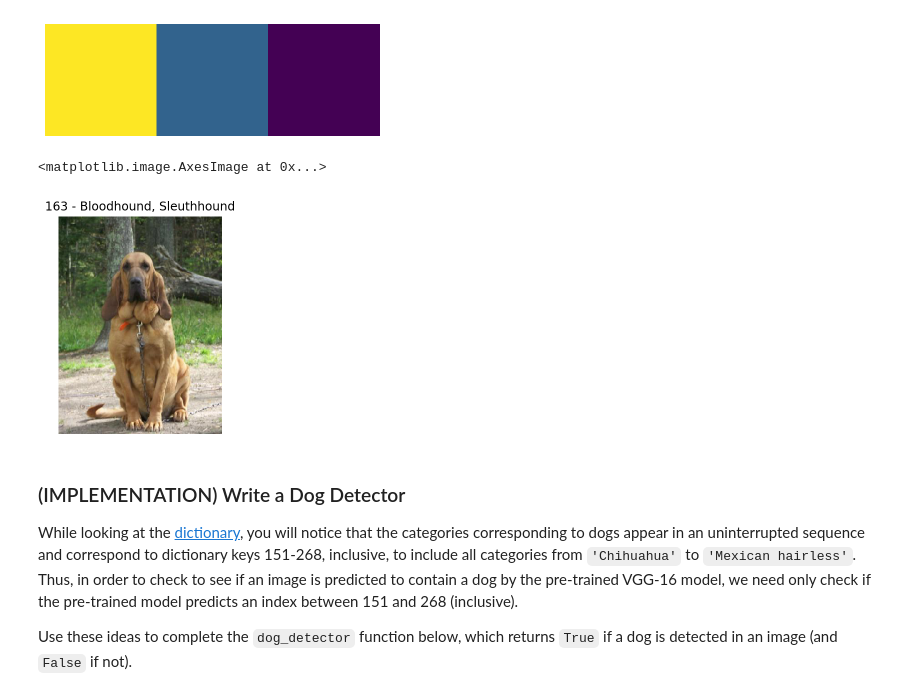
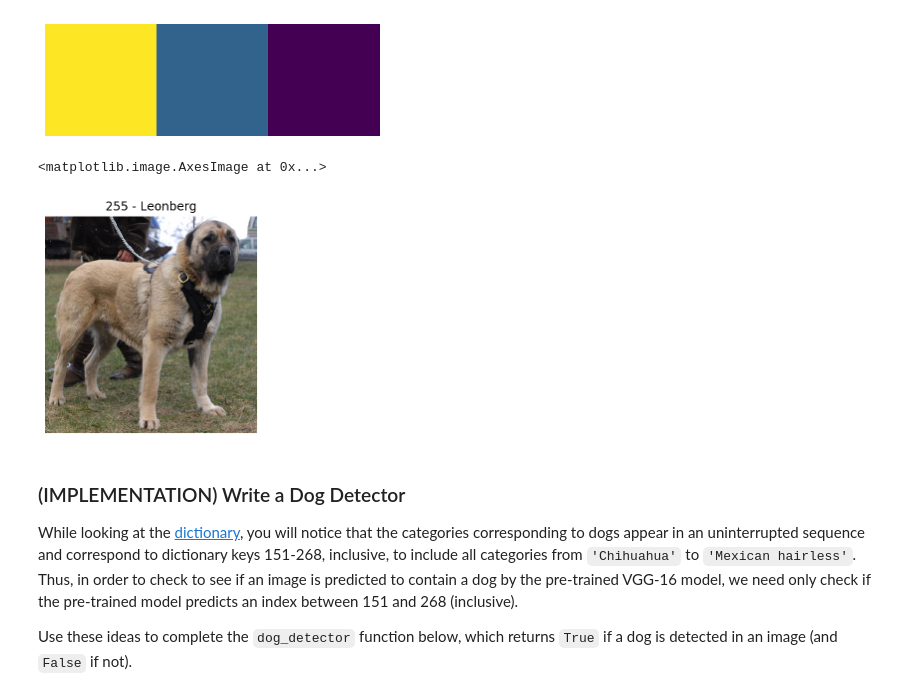
Before and after one commit to justinbellucci/dog_breed_classifier_app, a Jupyter notebook: dog_app.ipynb, the cells around one changed output. Saved outputs shown, nothing was run; the diff lists cells and outputs as text; code cells hidden in the pictures.

```diff
--- a/dog_app.ipynb
+++ b/dog_app.ipynb
@@ -548,25 +558,28 @@ def VGG16_predict(img_path):
 
     return  class_pred
 # %%
-image = 'images/Bloodhound_01906.jpg'
+# image = 'images/Bloodhound_01906.jpg'
+image = dog_files[4035]
 class_dict_path = 'imagenet1000_clsidx_to_labels.txt'
 
 # run image through model
 class_pred = VGG16_predict(image)
 
 # load dictionary and retrieve correct class and name
 imagenet_class_dict = load_class_dict(class_dict_path)
 dog_name = imagenet_class_dict[class_pred[0]]
+# print(len(imagenet_class_dict))
+# plot image
 
-# plot image
 im = Image.open(image)
+
 np_image = np.array(im)
 plt.title('{} - {}'.format(class_pred[0], dog_name).title())
 plt.axis('off')
 plt.imshow(np_image)
 # %% [output]
 <matplotlib.image.AxesImage at 0x...>
-[figure, old version]
+[figure, new version]
 # %% [markdown]
 ### (IMPLEMENTATION) Write a Dog Detector
 
```
Also changed, not shown: parts of 17 cells of this notebook.
